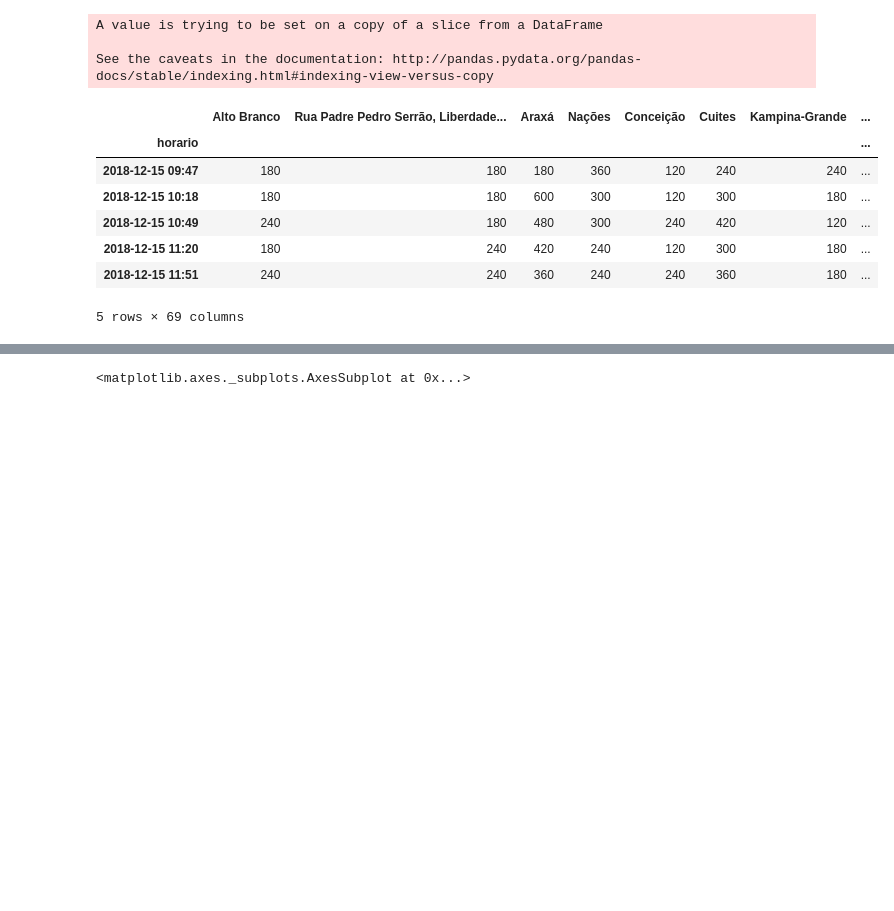
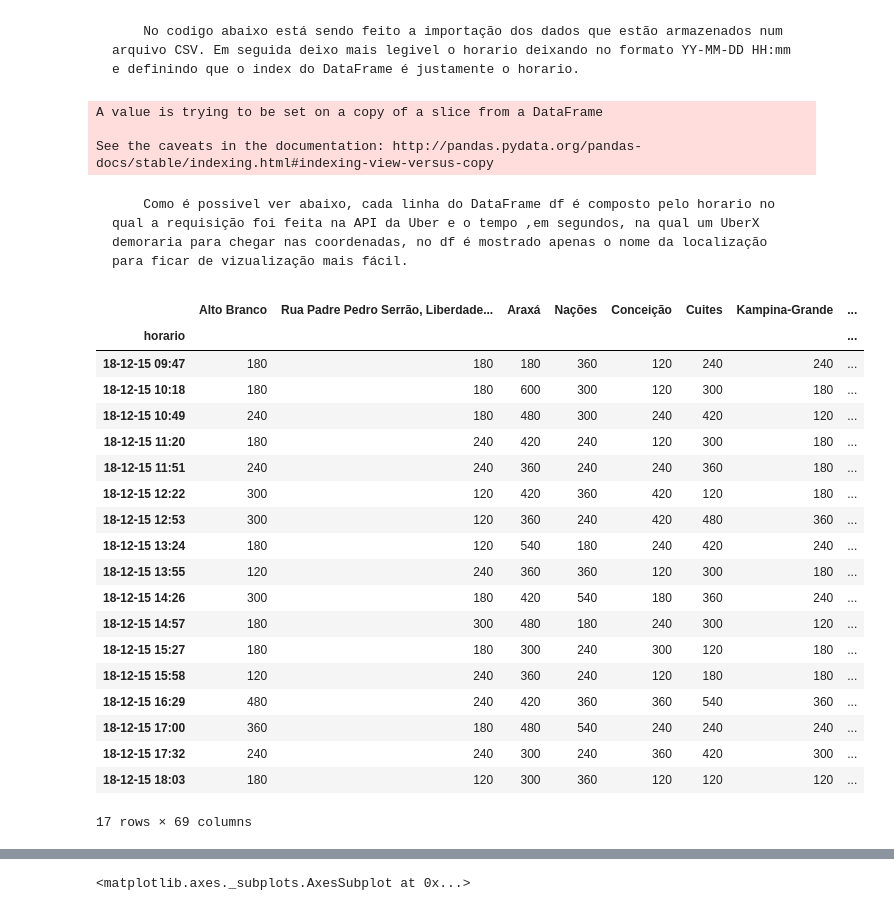
Before and after one commit to henry-ns/uber-in-cg, a Jupyter notebook: src/UberCG.ipynb, the cells around one changed output, grey strips where cells are left out. Drawn from its saved outputs; the diff is of its cells as text; code cells hidden in the pictures; blank space fills up the shorter version.

```diff
--- a/src/UberCG.ipynb
+++ b/src/UberCG.ipynb
@@ -5,7 +3,9 @@ import plotly.graph_objs as go
+# %% [markdown]
+        No codigo abaixo está sendo feito a importação dos dados que estão armazenados num arquivo CSV. Em seguida deixo mais legivel o horario deixando no formato YY-MM-DD HH:mm e definindo que o index do DataFrame é justamente o horario.
 # %%
 df = pd.read_csv("../res/bairros_estimativas.csv")
 for i, j in zip(df['horario'], range(0, df.shape[0])):
-    df['horario'][j] = i[:16]
+    df['horario'][j] = i[2:16]
 n_column = []
 for i in df.columns:
     n_column.append(i.replace(', Campina Grande, Paraíba', ''))
@@ -15,14 +15,28 @@ df = df.set_index("horario")
 A value is trying to be set on a copy of a slice from a DataFrame
 
 See the caveats in the documentation: http://pandas.pydata.org/pandas-docs/stable/indexing.html#indexing-view-versus-copy
+# %% [markdown]
+        Como é possivel ver abaixo, cada linha do DataFrame df é composto pelo horario no qual a requisição foi feita na API da Uber e o tempo ,em segundos, na qual um UberX demoraria para chegar nas coordenadas, no df é mostrado apenas o nome da localização para ficar de vizualização mais fácil.
 # %%
-df.head()
+df
 # %% [output]
 |  | Alto Branco | Rua Padre Pedro Serrão, Liberdade... | Araxá | Nações | Conceição | Cuites | Kampina-Grande | ... |
 | horario |  |  |  |  |  |  |  | ... |
-| 2018-12-15 09:47 | 180 | 180 | 180 | 360 | 120 | 240 | 240 | ... |
-| 2018-12-15 10:18 | 180 | 180 | 600 | 300 | 120 | 300 | 180 | ... |
-| 2018-12-15 10:49 | 240 | 180 | 480 | 300 | 240 | 420 | 120 | ... |
-| 2018-12-15 11:20 | 180 | 240 | 420 | 240 | 120 | 300 | 180 | ... |
-| 2018-12-15 11:51 | 240 | 240 | 360 | 240 | 240 | 360 | 180 | ... |
+| 18-12-15 09:47 | 180 | 180 | 180 | 360 | 120 | 240 | 240 | ... |
+| 18-12-15 10:18 | 180 | 180 | 600 | 300 | 120 | 300 | 180 | ... |
+| 18-12-15 10:49 | 240 | 180 | 480 | 300 | 240 | 420 | 120 | ... |
+| 18-12-15 11:20 | 180 | 240 | 420 | 240 | 120 | 300 | 180 | ... |
+| 18-12-15 11:51 | 240 | 240 | 360 | 240 | 240 | 360 | 180 | ... |
+| 18-12-15 12:22 | 300 | 120 | 420 | 360 | 420 | 120 | 180 | ... |
+| 18-12-15 12:53 | 300 | 120 | 360 | 240 | 420 | 480 | 360 | ... |
+| 18-12-15 13:24 | 180 | 120 | 540 | 180 | 240 | 420 | 240 | ... |
+| 18-12-15 13:55 | 120 | 240 | 360 | 360 | 120 | 300 | 180 | ... |
+| 18-12-15 14:26 | 300 | 180 | 420 | 540 | 180 | 360 | 240 | ... |
+| 18-12-15 14:57 | 180 | 300 | 480 | 180 | 240 | 300 | 120 | ... |
+| 18-12-15 15:27 | 180 | 180 | 300 | 240 | 300 | 120 | 180 | ... |
+| 18-12-15 15:58 | 120 | 240 | 360 | 240 | 120 | 180 | 180 | ... |
+| 18-12-15 16:29 | 480 | 240 | 420 | 360 | 360 | 540 | 360 | ... |
+| 18-12-15 17:00 | 360 | 180 | 480 | 540 | 240 | 240 | 240 | ... |
+| 18-12-15 17:32 | 240 | 240 | 300 | 240 | 360 | 420 | 300 | ... |
+| 18-12-15 18:03 | 180 | 120 | 300 | 360 | 120 | 120 | 120 | ... |
-5 rows × 69 columns
+17 rows × 69 columns
```
Also changed, not shown: parts of 17 cells of this notebook.
